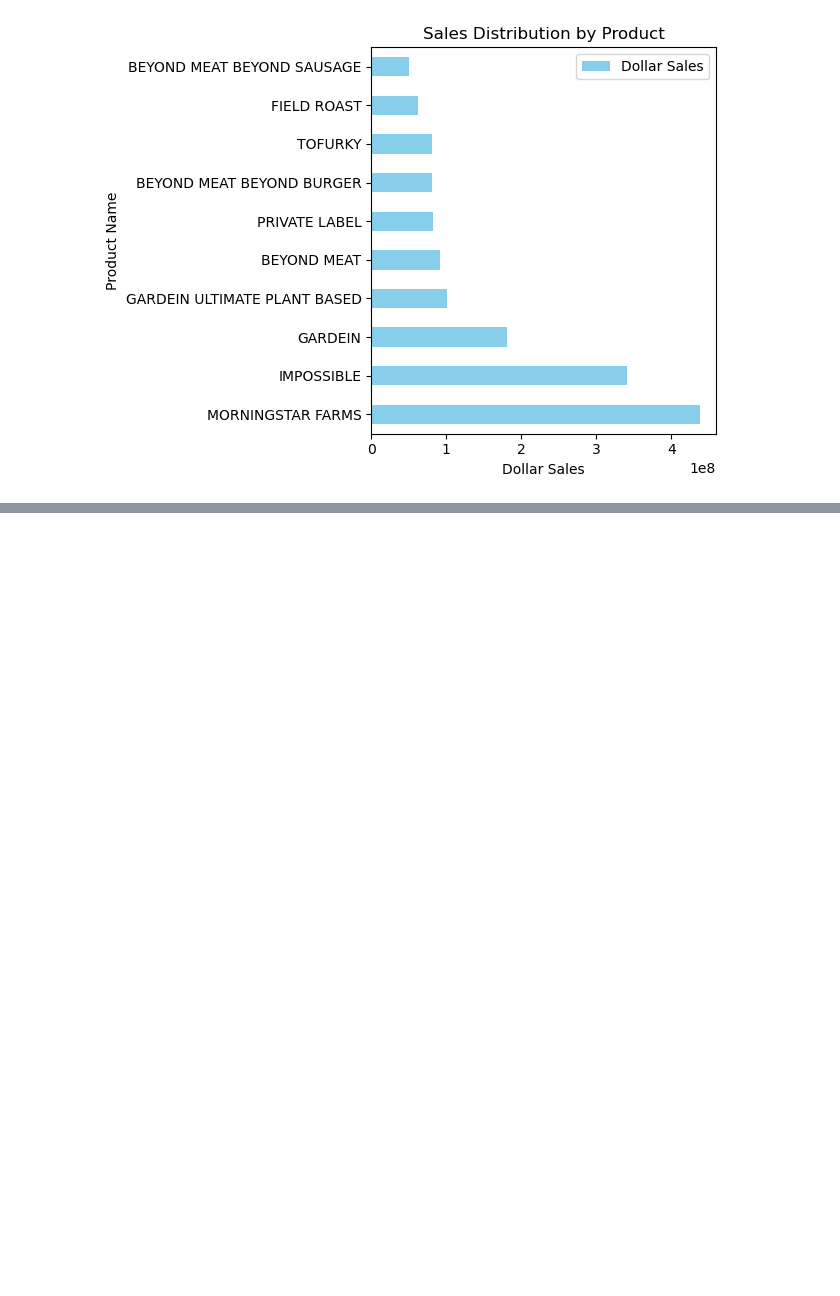
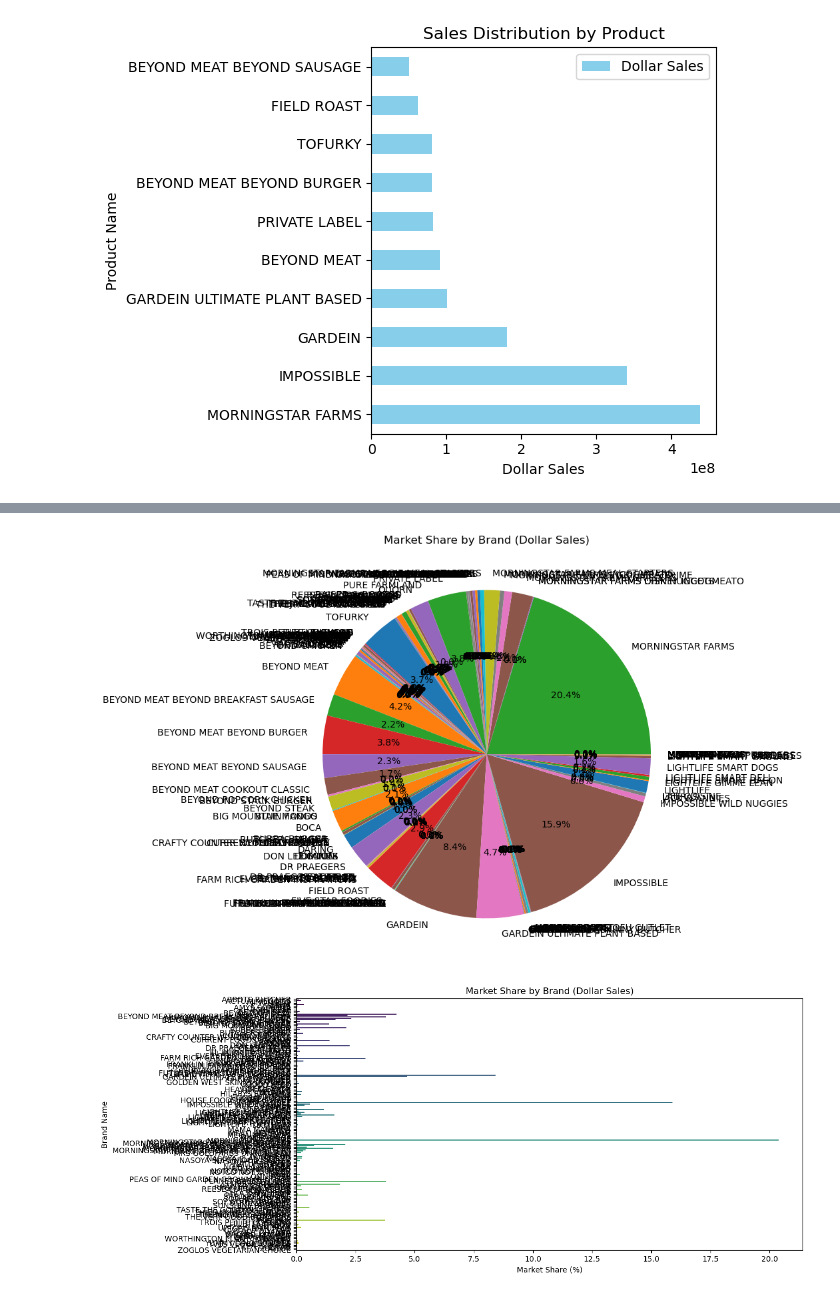
Before and after one commit to georgeftd9/Conagra_Project, a Jupyter notebook: test_merge.ipynb, the cells around one changed output, grey strips where cells are left out. Cells and saved outputs as stored; diff of their text form; code cells hidden in the pictures; blank space fills up the shorter version.

```diff
--- a/test_merge.ipynb
+++ b/test_merge.ipynb
@@ -312,0 +426,30 @@ plt.show()
+# %%
+# Market Share Analysis: Calculate the market share of each brand or manufacturer based on sales volume or dollar sales.
+# Step 1: Aggregate Total Sales by Brand or Manufacturer
+brand_sales = combined.groupby('Brand Name')['Dollar Sales'].sum().reset_index()
+
+# Step 2: Calculate Total Market Sales
+total_market_sales = brand_sales['Dollar Sales'].sum()
+
+# Step 3: Compute Market Share
+brand_sales['Market Share (%)'] = (brand_sales['Dollar Sales'] / total_market_sales) * 100
+# %%
+
+
+# Step 4: Visualize Market Share
+# Option A: Pie Chart for Market Share
+plt.figure(figsize=(10, 8))
+plt.pie(brand_sales['Market Share (%)'], labels=brand_sales['Brand Name'], autopct='%1.1f%%', startangle=140)
+plt.title('Market Share by Brand (Dollar Sales)')
+plt.show()
+
+# Option B: Bar Chart for Market Share
+plt.figure(figsize=(12, 6))
+sns.barplot(x='Market Share (%)', y='Brand Name', data=brand_sales, palette='viridis')
+plt.title('Market Share by Brand (Dollar Sales)')
+plt.xlabel('Market Share (%)')
+plt.ylabel('Brand Name')
+plt.show()
+# %% [output]
+[figure, added]
+[figure, added]
```
Also changed, not shown: parts of 8 cells of this notebook.
